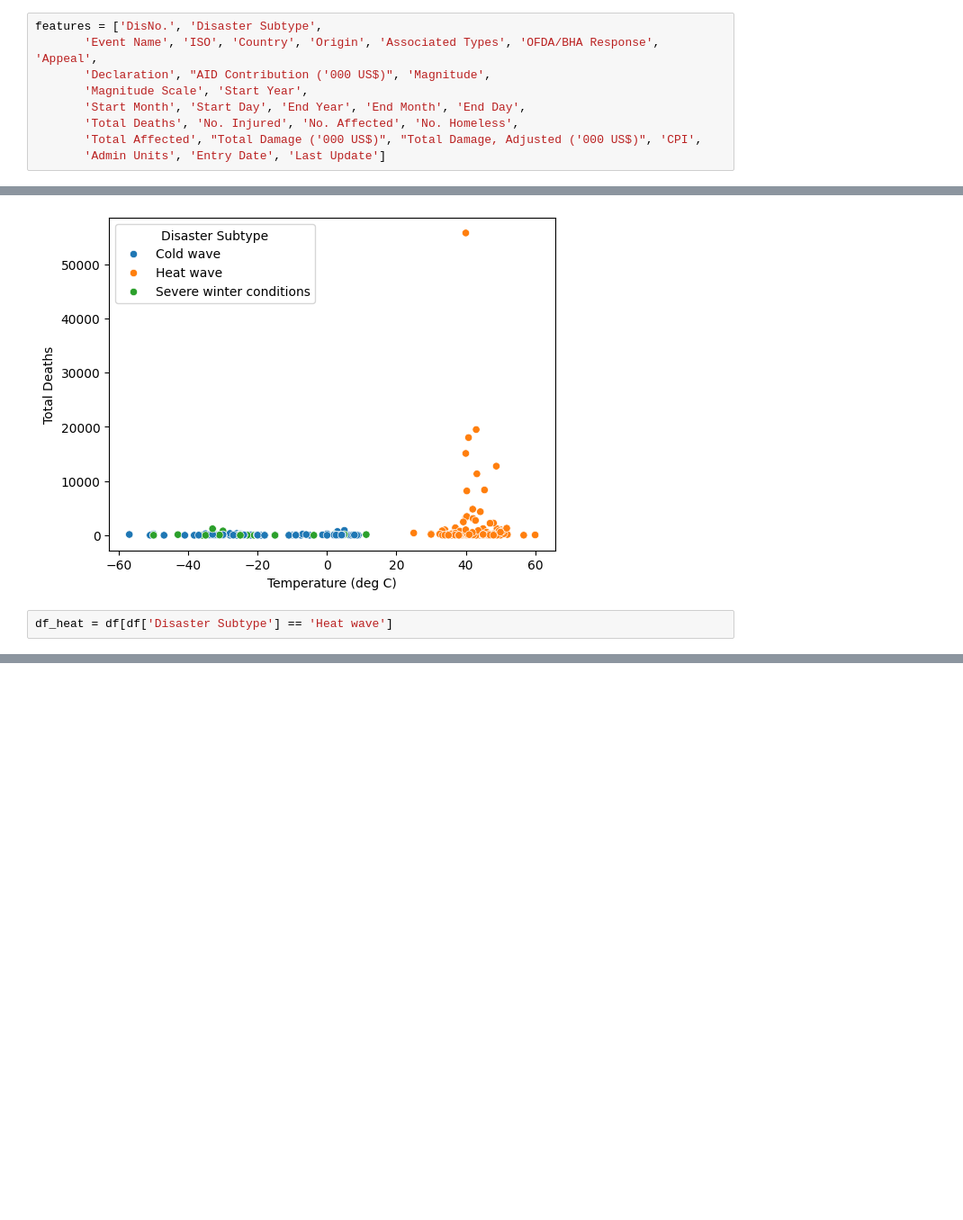
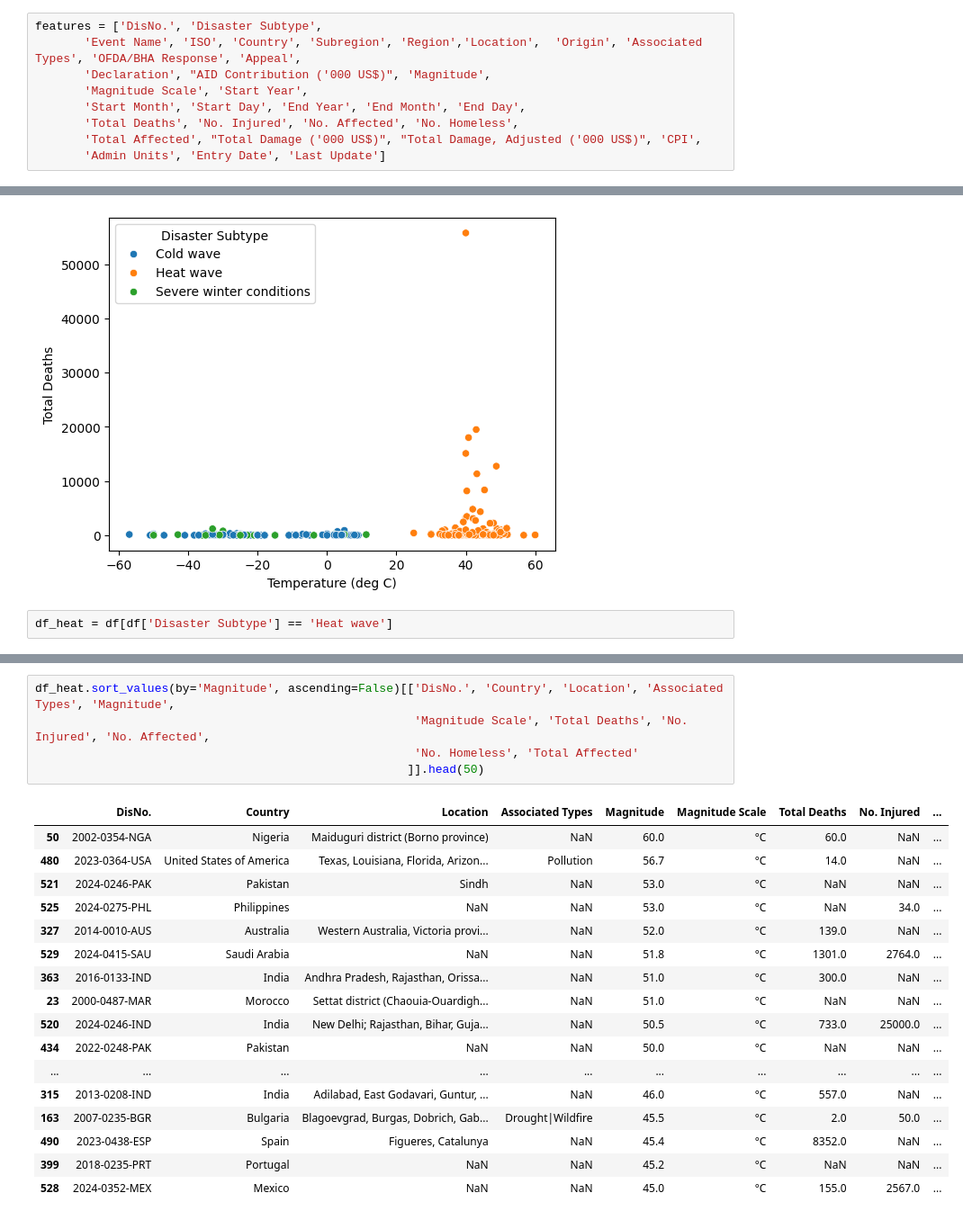
Before and after one commit to erindepree/project4, a Jupyter notebook: code/erin_clean.ipynb, the cells around one changed output, grey strips where cells are left out. Shown: that part at 90% size. Cells and saved outputs as stored; diff of their text form; blank space fills up the shorter version.

```diff
--- a/code/erin_clean.ipynb
+++ b/code/erin_clean.ipynb
@@ -83,7 +83,7 @@ em_data['Magnitude Scale']
 Name: Magnitude Scale, Length: 535, dtype: object
 # %%
 features = ['DisNo.', 'Disaster Subtype',
-       'Event Name', 'ISO', 'Country', 'Origin', 'Associated Types', 'OFDA/BHA Response', 'Appeal',
+       'Event Name', 'ISO', 'Country', 'Subregion', 'Region','Location',  'Origin', 'Associated Types', 'OFDA/BHA Response', 'Appeal',
        'Declaration', "AID Contribution ('000 US$)", 'Magnitude',
        'Magnitude Scale', 'Start Year',
        'Start Month', 'Start Day', 'End Year', 'End Month', 'End Day',
@@ -123,0 +127,23 @@ fig, ax
+# %%
+df_heat.sort_values(by='Magnitude', ascending=False)[['DisNo.', 'Country', 'Location', 'Associated Types', 'Magnitude',
+                                                      'Magnitude Scale', 'Total Deaths', 'No. Injured', 'No. Affected',
+                                                      'No. Homeless', 'Total Affected'
+                                                     ]].head(50)
+# %% [output]
+|  | DisNo. | Country | Location | Associated Types | Magnitude | Magnitude Scale | Total Deaths | No. Injured | ... |
+| 50 | 2002-0354-NGA | Nigeria | Maiduguri district (Borno province) | NaN | 60.0 | °C | 60.0 | NaN | ... |
+| 480 | 2023-0364-USA | United States of America | Texas, Louisiana, Florida, Arizon... | Pollution | 56.7 | °C | 14.0 | NaN | ... |
+| 521 | 2024-0246-PAK | Pakistan | Sindh | NaN | 53.0 | °C | NaN | NaN | ... |
+| 525 | 2024-0275-PHL | Philippines | NaN | NaN | 53.0 | °C | NaN | 34.0 | ... |
+| 327 | 2014-0010-AUS | Australia | Western Australia, Victoria provi... | NaN | 52.0 | °C | 139.0 | NaN | ... |
+| 529 | 2024-0415-SAU | Saudi Arabia | NaN | NaN | 51.8 | °C | 1301.0 | 2764.0 | ... |
+| 363 | 2016-0133-IND | India | Andhra Pradesh, Rajasthan, Orissa... | NaN | 51.0 | °C | 300.0 | NaN | ... |
+| 23 | 2000-0487-MAR | Morocco | Settat district (Chaouia-Ouardigh... | NaN | 51.0 | °C | NaN | NaN | ... |
+| 520 | 2024-0246-IND | India | New Delhi; Rajasthan, Bihar, Guja... | NaN | 50.5 | °C | 733.0 | 25000.0 | ... |
+| 434 | 2022-0248-PAK | Pakistan | NaN | NaN | 50.0 | °C | NaN | NaN | ... |
+| ... | ... | ... | ... | ... | ... | ... | ... | ... | ... |
+| 315 | 2013-0208-IND | India | Adilabad, East Godavari, Guntur, ... | NaN | 46.0 | °C | 557.0 | NaN | ... |
+| 163 | 2007-0235-BGR | Bulgaria | Blagoevgrad, Burgas, Dobrich, Gab... | Drought|Wildfire | 45.5 | °C | 2.0 | 50.0 | ... |
+| 490 | 2023-0438-ESP | Spain | Figueres, Catalunya | NaN | 45.4 | °C | 8352.0 | NaN | ... |
+| 399 | 2018-0235-PRT | Portugal | NaN | NaN | 45.2 | °C | NaN | NaN | ... |
+| 528 | 2024-0352-MEX | Mexico | NaN | NaN | 45.0 | °C | 155.0 | 2567.0 | ... |
```
Also changed, not shown: parts of 10 cells of this notebook, 5 other files.
